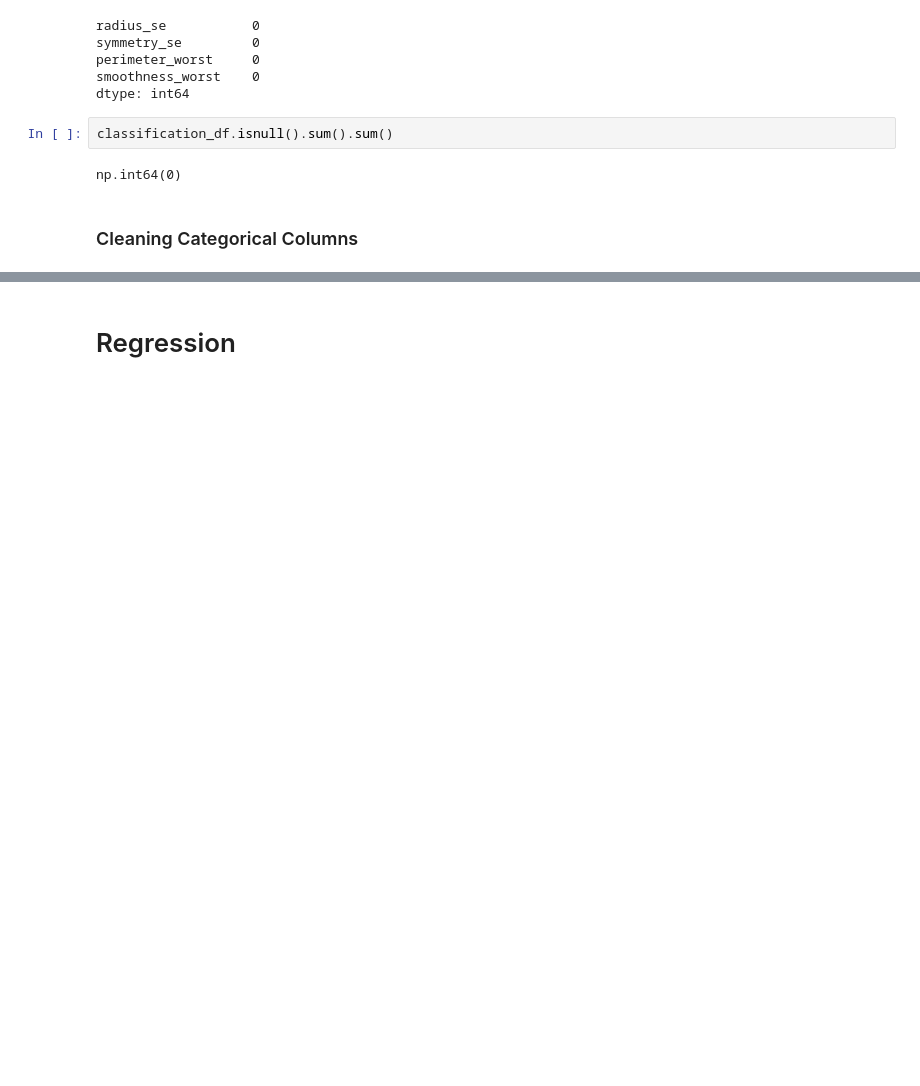
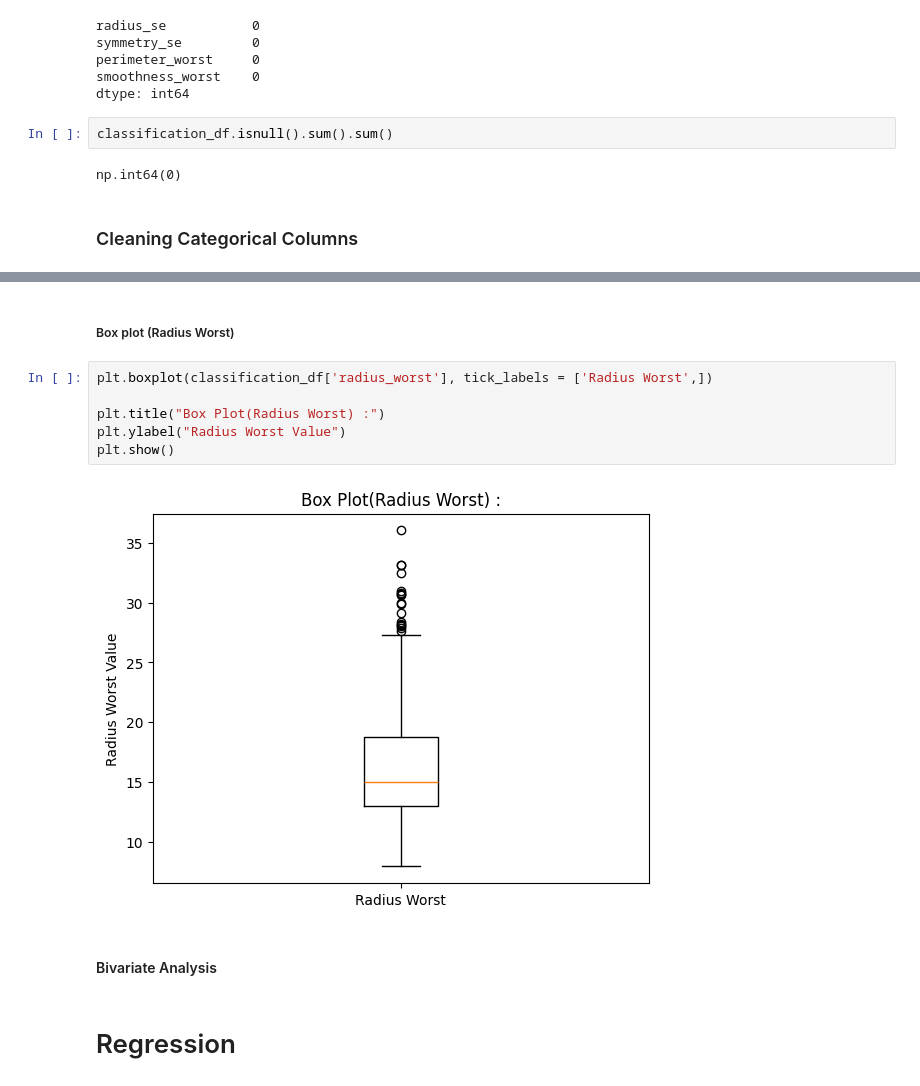
Before and after one commit to ShrDar/EDA-Classification-and-Regression-Models, a Jupyter notebook: notebooks/EDA_Classification_Regression.ipynb, the cells around one changed output, grey strips where cells are left out. Drawn from its saved outputs; the diff is of its cells as text; blank space fills up the shorter version.

```diff
--- a/notebooks/EDA_Classification_Regression.ipynb
+++ b/notebooks/EDA_Classification_Regression.ipynb
@@ -251,2 +380,14 @@ np.int64(0)
+# %% [markdown]
+##### Box plot (Radius Worst)
+# %%
+plt.boxplot(classification_df['radius_worst'], tick_labels = ['Radius Worst',])
+
+plt.title("Box Plot(Radius Worst) :")
+plt.ylabel("Radius Worst Value")
+plt.show()
+# %% [output]
+[figure, added]
+# %% [markdown]
+#### Bivariate Analysis
 # %% [markdown]
 # Regression
```
Also changed, not shown: parts of 18 cells of this notebook.
